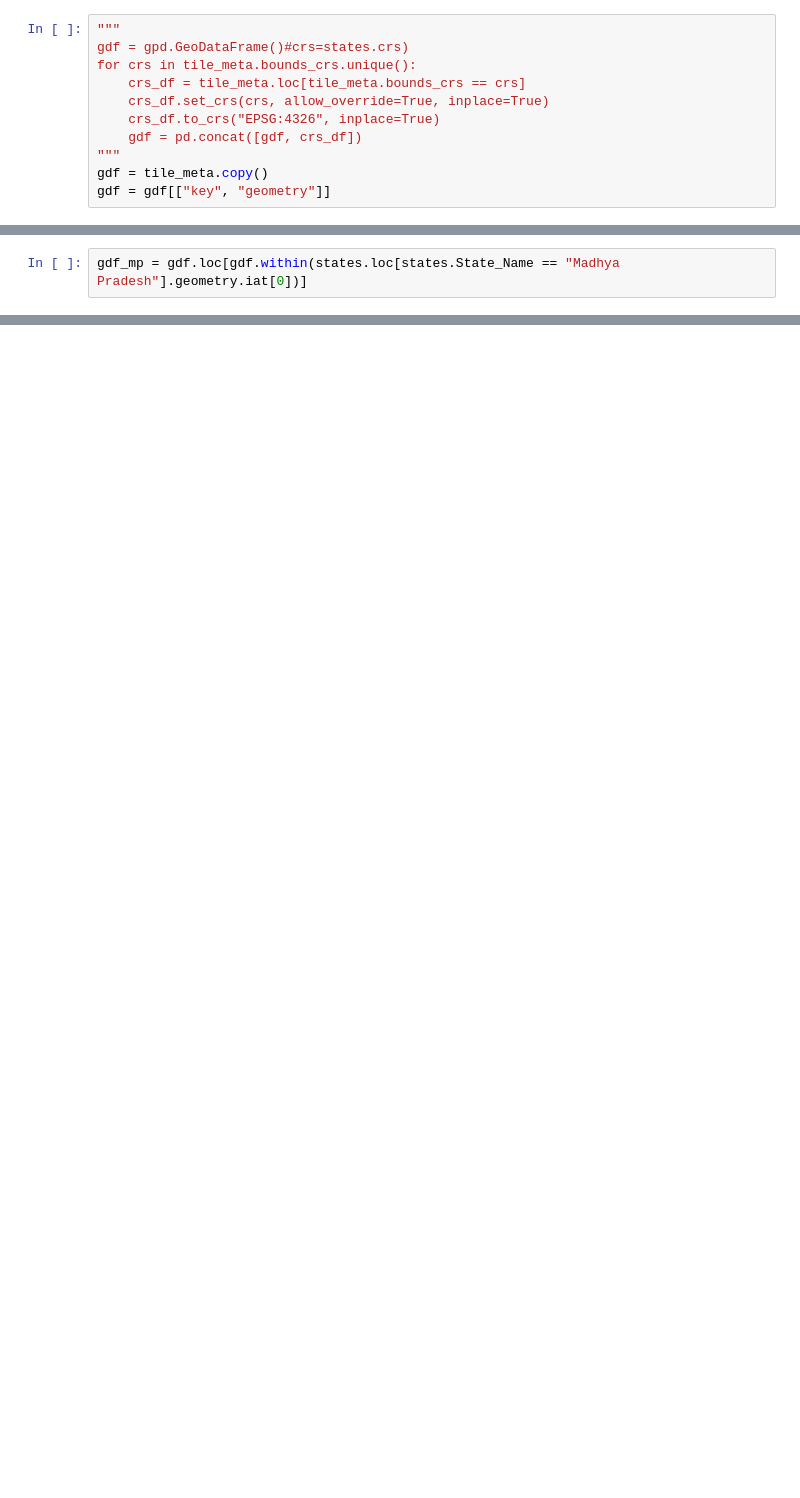
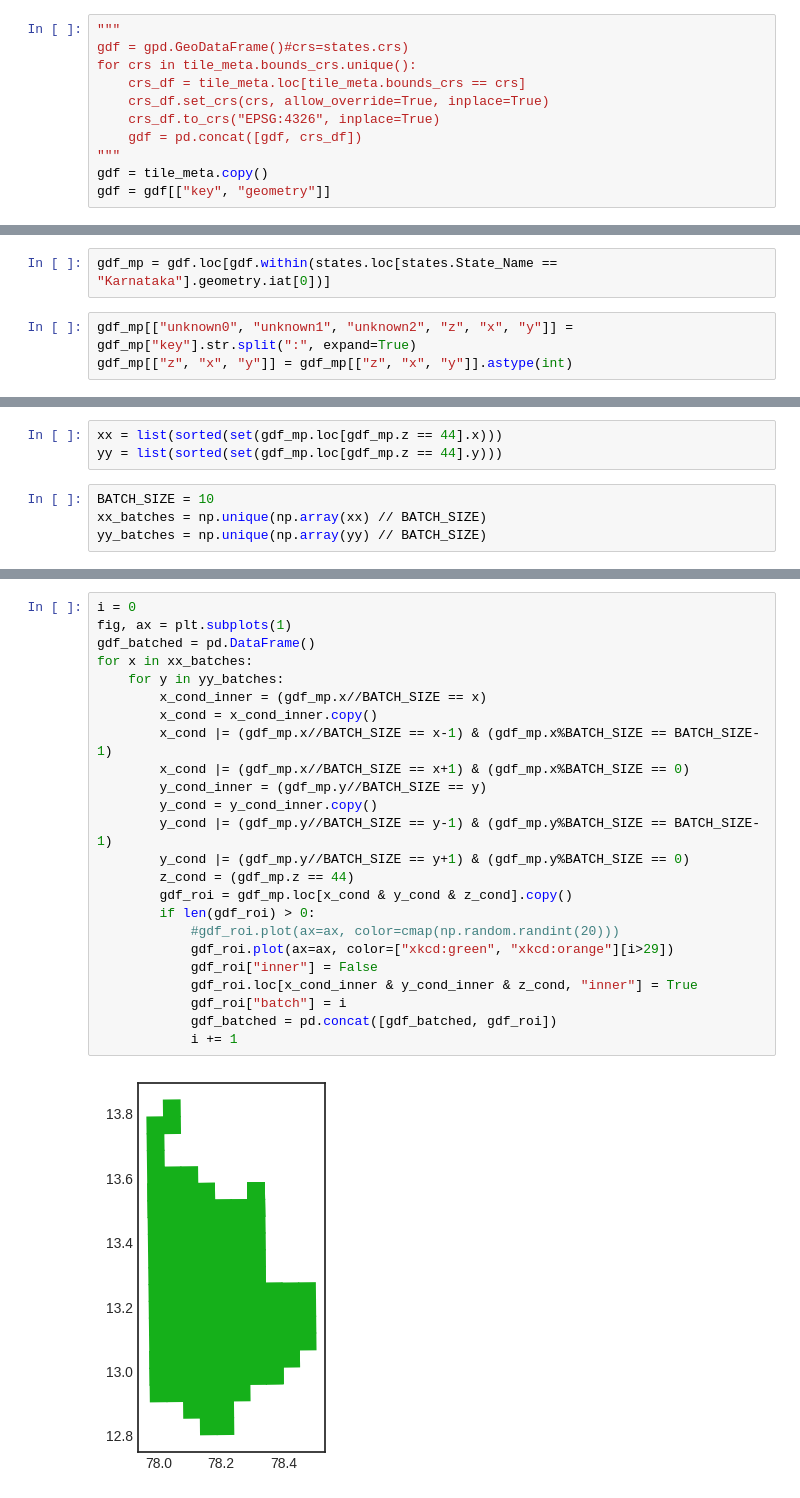
Before and after one commit to agstack/autogeobound, a Jupyter notebook: notebooks/JK02_get_region_of_interest.ipynb, the cells around one changed output, grey strips where cells are left out. Saved outputs shown, nothing was run; the diff lists cells and outputs as text; blank space fills up the shorter version.

```diff
--- a/notebooks/JK02_get_region_of_interest.ipynb
+++ b/notebooks/JK02_get_region_of_interest.ipynb
@@ -61,2 +66,5 @@ states.loc[states.State_Name == "Madhya Pradesh"].plot(ax=ax)
 # %%
-gdf_mp = gdf.loc[gdf.within(states.loc[states.State_Name == "Madhya Pradesh"].geometry.iat[0])]
+gdf_mp = gdf.loc[gdf.within(states.loc[states.State_Name == "Karnataka"].geometry.iat[0])]
+# %%
+gdf_mp[["unknown0", "unknown1", "unknown2", "z", "x", "y"]] = gdf_mp["key"].str.split(":", expand=True)
+gdf_mp[["z", "x", "y"]] = gdf_mp[["z", "x", "y"]].astype(int)
@@ -62,0 +105,7 @@ gdf_mp = gdf.loc[gdf.within(states.loc[states.State_Name == "Madhya Pradesh"].ge
+# %%
+xx = list(sorted(set(gdf_mp.loc[gdf_mp.z == 44].x)))
+yy = list(sorted(set(gdf_mp.loc[gdf_mp.z == 44].y)))
+# %%
+BATCH_SIZE = 10
+xx_batches = np.unique(np.array(xx) // BATCH_SIZE)
+yy_batches = np.unique(np.array(yy) // BATCH_SIZE)
@@ -62,0 +118,26 @@ gdf_mp = gdf.loc[gdf.within(states.loc[states.State_Name == "Madhya Pradesh"].ge
+# %%
+i = 0
+fig, ax = plt.subplots(1)
+gdf_batched = pd.DataFrame()
+for x in xx_batches:
+    for y in yy_batches:
+        x_cond_inner = (gdf_mp.x//BATCH_SIZE == x)
+        x_cond = x_cond_inner.copy()
+        x_cond |= (gdf_mp.x//BATCH_SIZE == x-1) & (gdf_mp.x%BATCH_SIZE == BATCH_SIZE-1)
+        x_cond |= (gdf_mp.x//BATCH_SIZE == x+1) & (gdf_mp.x%BATCH_SIZE == 0)
+        y_cond_inner = (gdf_mp.y//BATCH_SIZE == y)
+        y_cond = y_cond_inner.copy()
+        y_cond |= (gdf_mp.y//BATCH_SIZE == y-1) & (gdf_mp.y%BATCH_SIZE == BATCH_SIZE-1)
+        y_cond |= (gdf_mp.y//BATCH_SIZE == y+1) & (gdf_mp.y%BATCH_SIZE == 0)
+        z_cond = (gdf_mp.z == 44)
+        gdf_roi = gdf_mp.loc[x_cond & y_cond & z_cond].copy()
+        if len(gdf_roi) > 0:
+            #gdf_roi.plot(ax=ax, color=cmap(np.random.randint(20)))
+            gdf_roi.plot(ax=ax, color=["xkcd:green", "xkcd:orange"][i>29])
+            gdf_roi["inner"] = False
+            gdf_roi.loc[x_cond_inner & y_cond_inner & z_cond, "inner"] = True
+            gdf_roi["batch"] = i
+            gdf_batched = pd.concat([gdf_batched, gdf_roi])
+            i += 1
+# %% [output]
+[figure, added]
```
Also changed, not shown: parts of 30 cells of this notebook, 1 other file.
